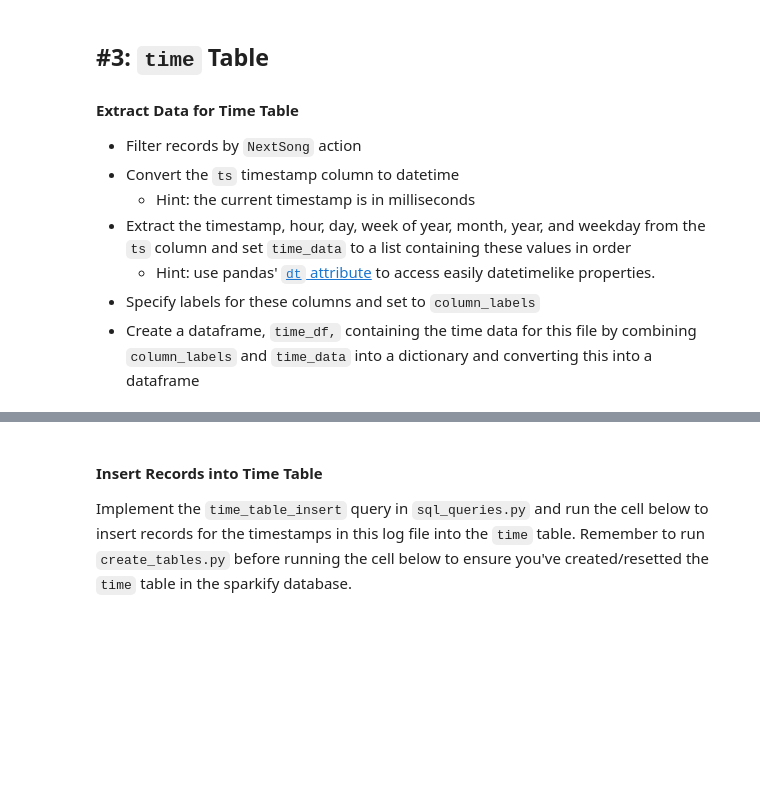
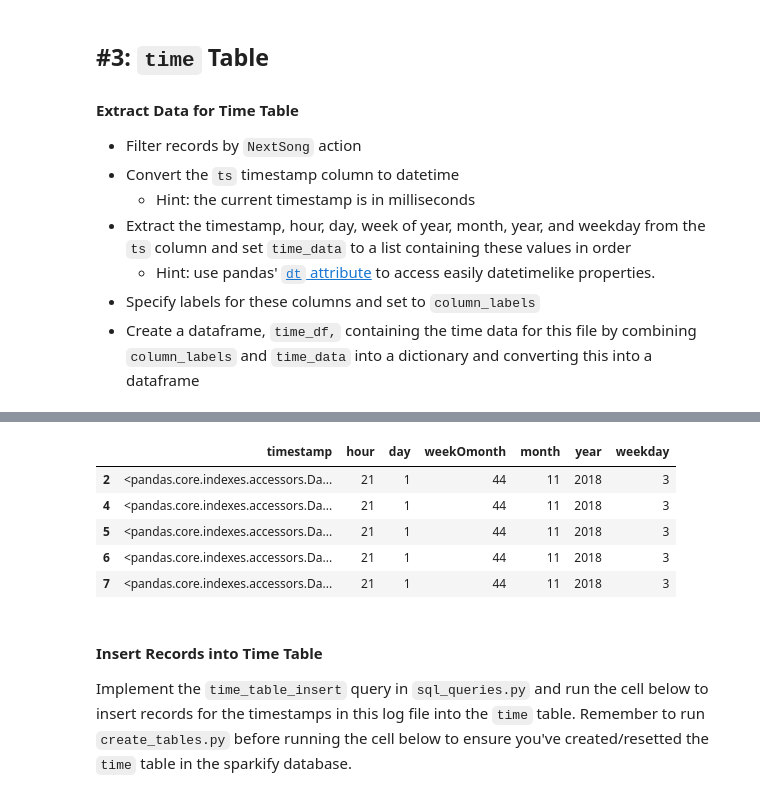
Before and after one commit to HMMK99/Sparkfy, a Jupyter notebook: etl.ipynb, the cells around one changed output, grey strips where cells are left out. Drawn from its saved outputs; the diff is of its cells as text; code cells hidden in the pictures; blank space fills up the shorter version.

```diff
--- a/etl.ipynb
+++ b/etl.ipynb
@@ -322,8 +329,15 @@ t.head()
 time_data = ()
 column_labels = ()
 # %%
-time_df =
+time_df = t[t.columns[-7:]]
 time_df.head()
+# %% [output]
+|  | timestamp | hour | day | weekOmonth | month | year | weekday |
+| 2 | <pandas.core.indexes.accessors.Da... | 21 | 1 | 44 | 11 | 2018 | 3 |
+| 4 | <pandas.core.indexes.accessors.Da... | 21 | 1 | 44 | 11 | 2018 | 3 |
+| 5 | <pandas.core.indexes.accessors.Da... | 21 | 1 | 44 | 11 | 2018 | 3 |
+| 6 | <pandas.core.indexes.accessors.Da... | 21 | 1 | 44 | 11 | 2018 | 3 |
+| 7 | <pandas.core.indexes.accessors.Da... | 21 | 1 | 44 | 11 | 2018 | 3 |
 # %% [markdown]
 #### Insert Records into Time Table
 Implement the `time_table_insert` query in `sql_queries.py` and run the cell below to insert records for the timestamps in this log file into the `time` table. Remember to run `create_tables.py` before running the cell below to ensure you've created/resetted the `time` table in the sparkify database.
```
Also changed, not shown: parts of 42 cells of this notebook.
